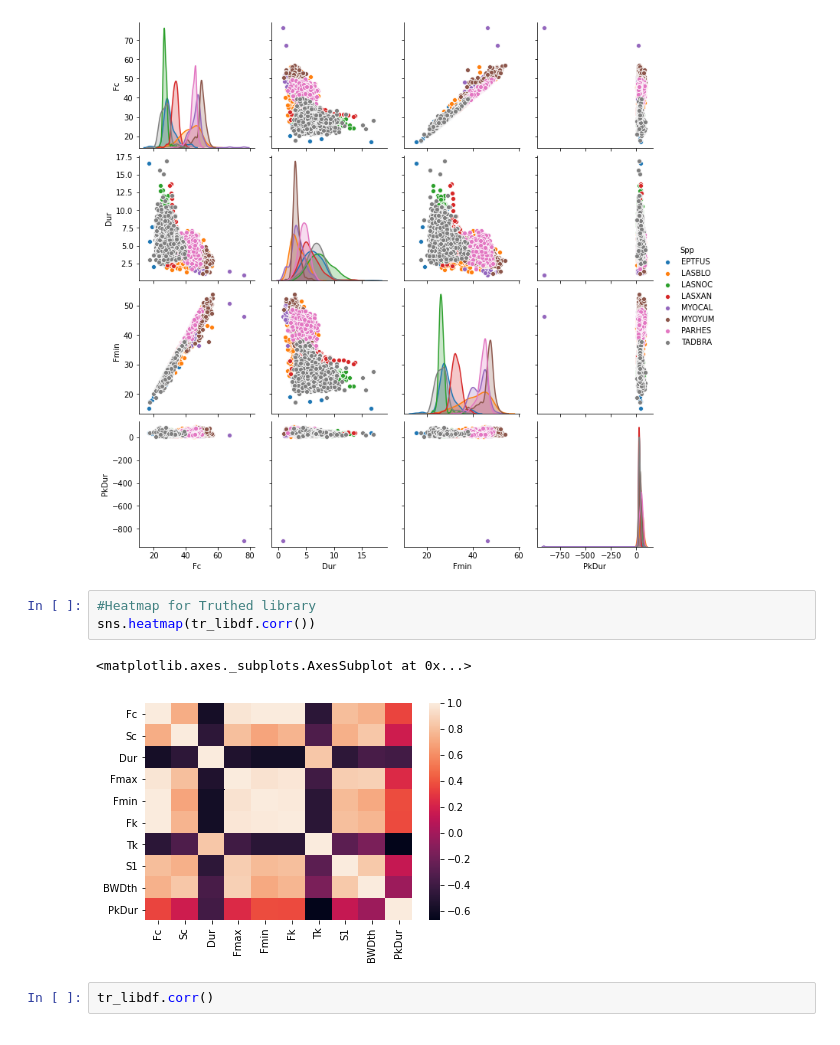
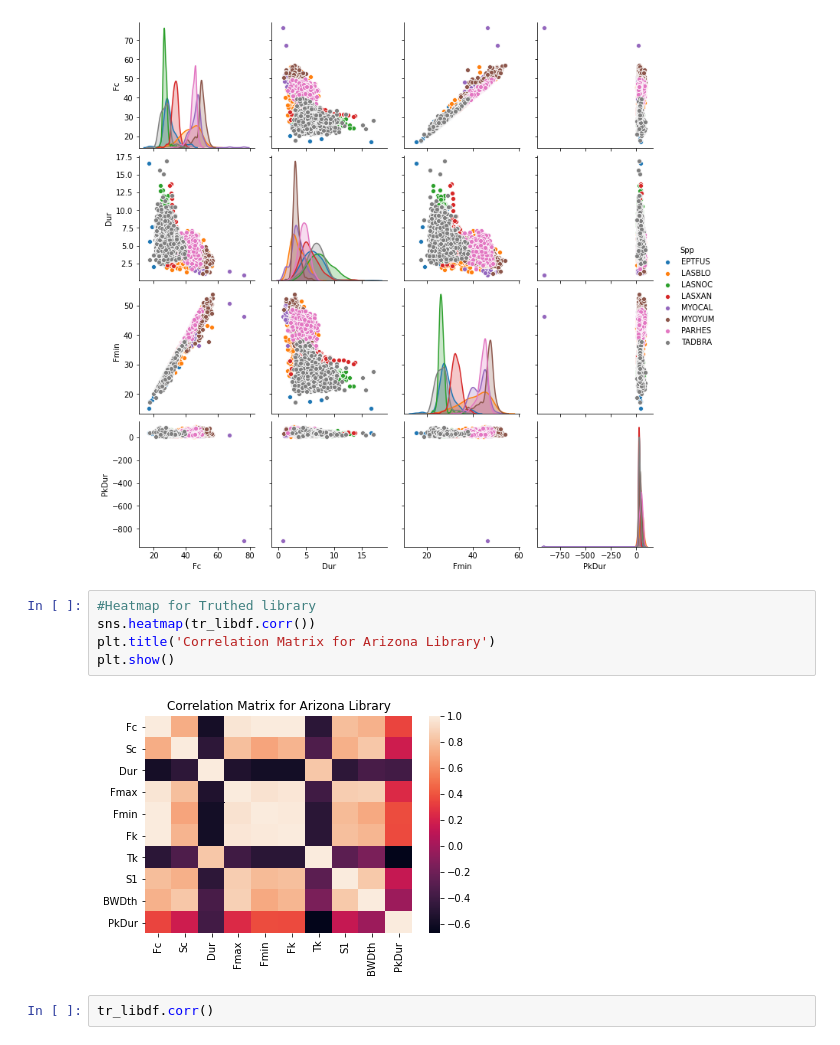
Before and after one commit to haberkornm/Springboard, a Jupyter notebook: Bat_Echolocation_Capstone/Bat_echolocation_EDA.ipynb, the cells around one changed output. Drawn from its saved outputs; the diff is of its cells as text.

```diff
--- a/Bat_Echolocation_Capstone/Bat_echolocation_EDA.ipynb
+++ b/Bat_Echolocation_Capstone/Bat_echolocation_EDA.ipynb
@@ -1235,9 +1240,10 @@ sns.pairplot(f_df, hue = 'Spp')
 # %%
 #Heatmap for Truthed library
 sns.heatmap(tr_libdf.corr())
+plt.title('Correlation Matrix for Arizona Library')
+plt.show()
 # %% [output]
-<matplotlib.axes._subplots.AxesSubplot at 0x...>
-[figure, old version]
+[figure, new version]
 # %%
 tr_libdf.corr()
 # %% [output]
```
Also changed, not shown: parts of 15 cells of this notebook.
